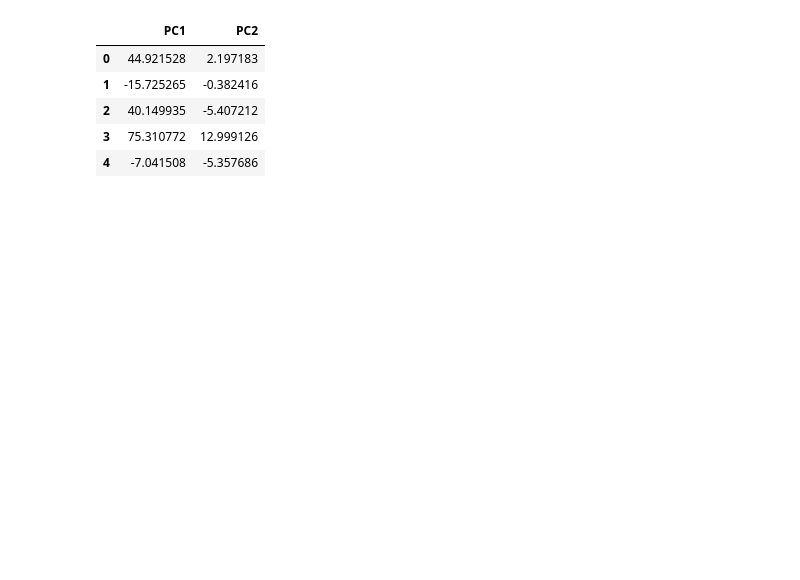
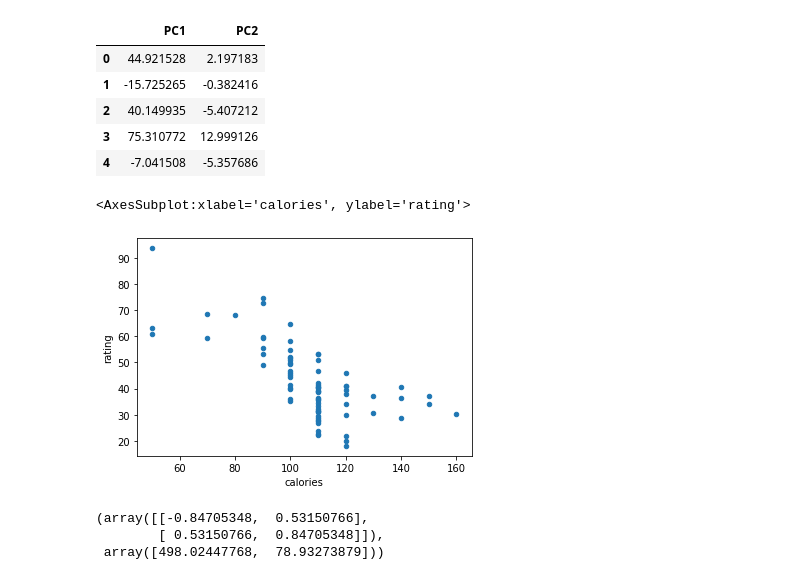
Before and after one commit to alextanhongpin/data-mining-for-business-analytics, a Jupyter notebook: 04_dimension_reduction.ipynb, the cells around one changed output. Saved outputs shown, nothing was run; the diff lists cells and outputs as text; code cells hidden in the pictures; blank space fills up the shorter version.

```diff
--- a/04_dimension_reduction.ipynb
+++ b/04_dimension_reduction.ipynb
@@ -214,3 +288,14 @@ scores.head()
 | 2 | 40.149935 | -5.407212 |
 | 3 | 75.310772 | 12.999126 |
 | 4 | -7.041508 | -5.357686 |
+# %%
+cereals_df.plot.scatter(x="calories", y="rating")
+# %% [output]
+<AxesSubplot:xlabel='calories', ylabel='rating'>
+[figure, added]
+# %%
+pca.components_, pca.explained_variance_
+# %% [output]
+(array([[-0.84705348,  0.53150766],
+        [ 0.53150766,  0.84705348]]),
+ array([498.02447768,  78.93273879]))
```
Also changed, not shown: parts of 32 cells of this notebook, 2 other files.
